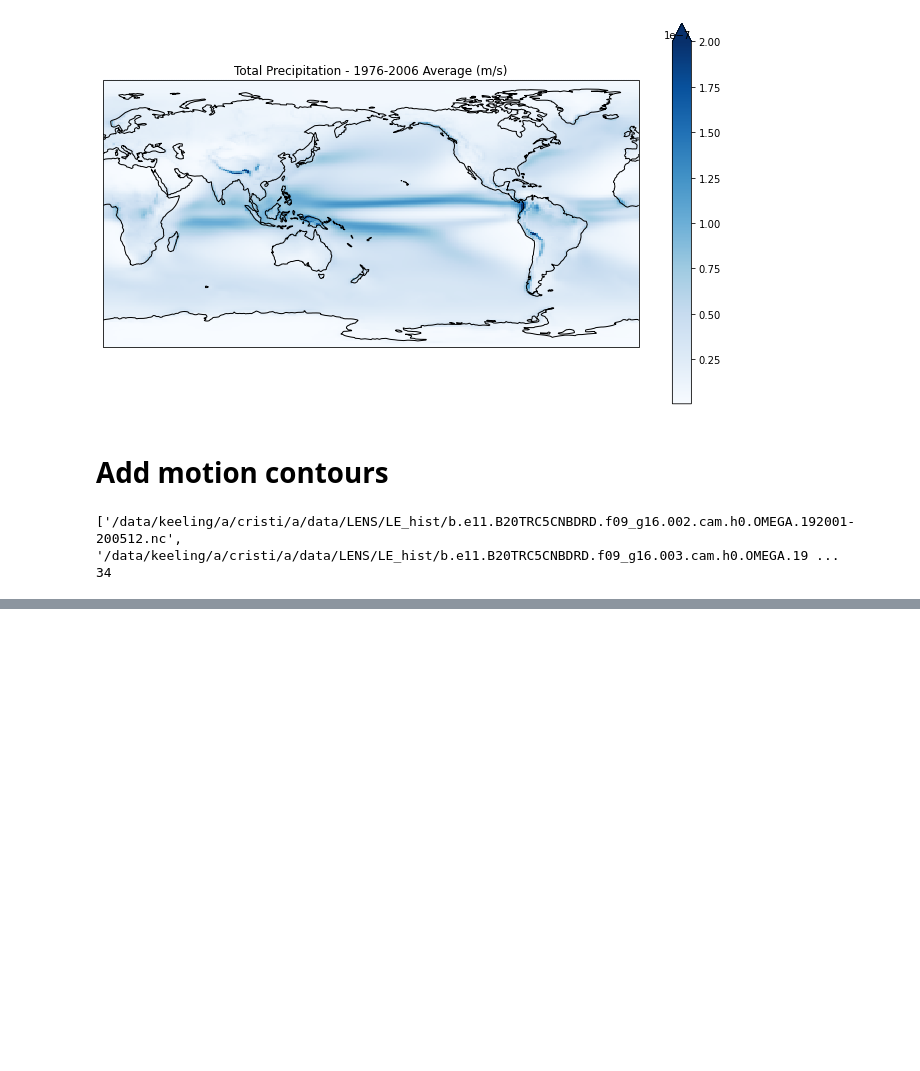
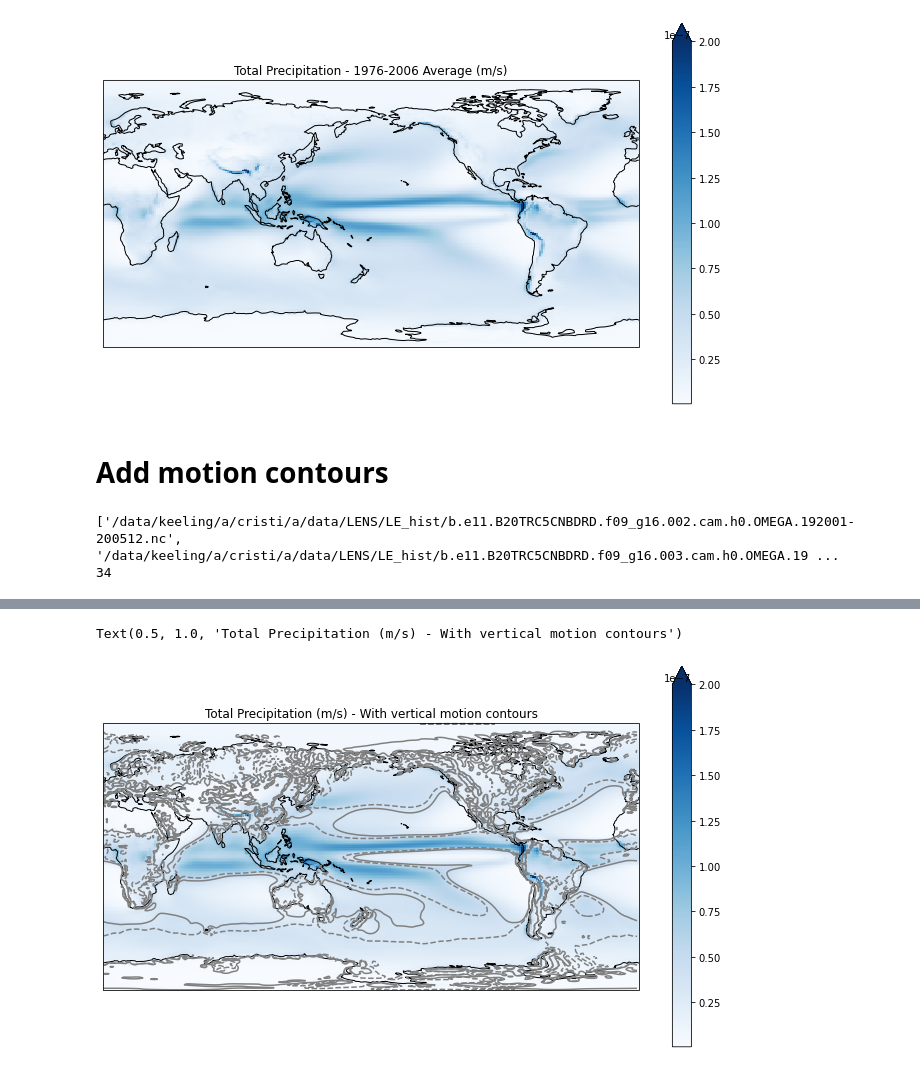
Before and after one commit to mailesasaki/cesmle_variability_analysis, a Jupyter notebook: precip_analysis.ipynb, the cells around one changed output, grey strips where cells are left out. Saved outputs shown, nothing was run; the diff lists cells and outputs as text; code cells hidden in the pictures; blank space fills up the shorter version.

Commit message:
Precip contours

```diff
--- a/precip_analysis.ipynb
+++ b/precip_analysis.ipynb
@@ -296,0 +315,5 @@ omega
+# %%
+# Getting vertical velocity at around 500 mb
+
+omega_500 = omega['OMEGA'].sel(lev=524.687175, method='nearest')
+omega_500
@@ -296,0 +347,6 @@ omega
+# %%
+# Only the last 30 years - average over those years
+
+omega_500_last30 = omega_500.sel(time=slice("1976","2006"))
+omega_averaged_time = omega_500_last30.mean('time')
+omega_averaged_time
@@ -296,0 +379,5 @@ omega
+# %%
+# Average over ensemble members
+
+omega_averaged = omega_averaged_time.mean('ensemble_mem')
+omega_averaged
@@ -296,0 +409,5 @@ omega
+# %%
+# Compute
+
+omega_averaged.load()
+print(omega_averaged)
@@ -296,0 +433,12 @@ omega
+# %%
+# Plate Carree Projection - Adding contours
+
+plt.rcParams['figure.figsize'] = [12, 7]
+ax = plt.axes(projection=ccrs.PlateCarree(central_longitude=180))
+PRECT.plot(ax=ax, transform=ccrs.PlateCarree(), cmap='Blues', vmax=2.0e-7)
+omega_averaged.plot.contour(ax=ax, transform=ccrs.PlateCarree(), colors='#808080', levels=[-0.005,0.005])
+ax.coastlines(color='black', linewidth=1)
+plt.title('Total Precipitation (m/s) - With vertical motion contours')
+# %% [output]
+Text(0.5, 1.0, 'Total Precipitation (m/s) - With vertical motion contours')
+[figure, added]
```
Also changed, not shown: parts of 7 cells of this notebook.
